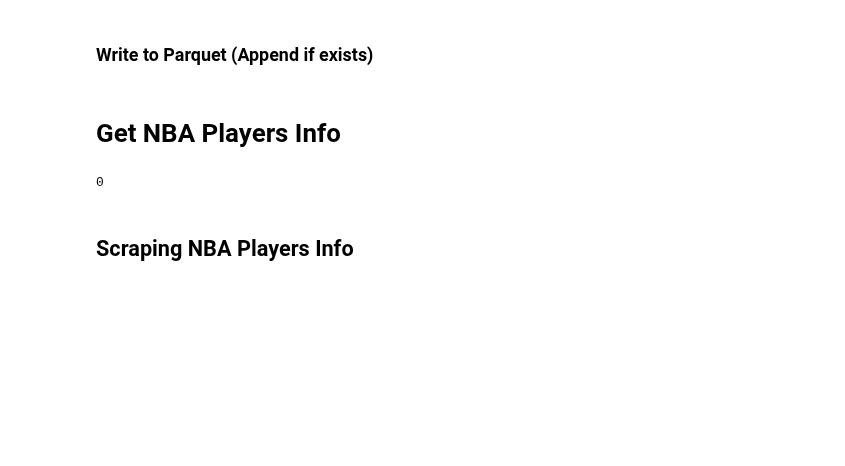
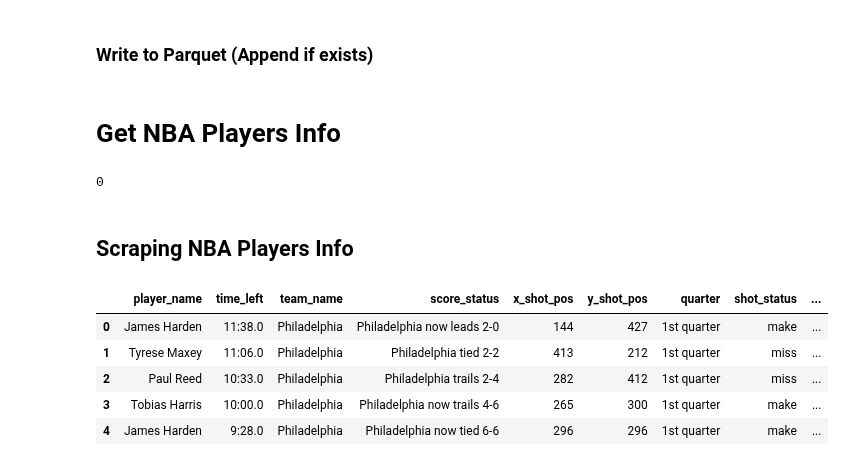
Before and after one commit to dizzydwarfus/Personal_Projects, a Jupyter notebook: nba_airflow/core/nba_api.ipynb, the cells around one changed output. Cells and saved outputs as stored; diff of their text form; code cells hidden in the pictures; blank space fills up the shorter version.

```diff
--- a/nba_airflow/core/nba_api.ipynb
+++ b/nba_airflow/core/nba_api.ipynb
@@ -608,3 +608,16 @@ logging.info(f'Total lag time: {total_lag_time} seconds | {round(total_lag_time
 logging.info(f'Failed letters: {len(failed_letters)} out of {len(all_letters)} letters')
 logging.info(f'Time elapsed: {time.time() - start_time} seconds | {round((time.time() - start_time) / 60, 2)} minutes | {round((time.time() - start_time) / 3600, 2)} hours')
 logging.info(f'Averaged {round((time.time() - start_time) / len(all_letters), 2)} seconds per letter')
+# %%
+# read play_by_play data
+import pandas as pd
+df = pd.read_parquet(r'D:\lianz\Desktop\Python\personal_projects\nba_airflow\data\play_by_play.parquet')
+# %%
+df.head()
+# %% [output]
+|  | player_name | time_left | team_name | score_status | x_shot_pos | y_shot_pos | quarter | shot_status | ... |
+| 0 | James Harden | 11:38.0 | Philadelphia | Philadelphia now leads 2-0 | 144 | 427 | 1st quarter | make | ... |
+| 1 | Tyrese Maxey | 11:06.0 | Philadelphia | Philadelphia tied 2-2 | 413 | 212 | 1st quarter | miss | ... |
+| 2 | Paul Reed | 10:33.0 | Philadelphia | Philadelphia trails 2-4 | 282 | 412 | 1st quarter | miss | ... |
+| 3 | Tobias Harris | 10:00.0 | Philadelphia | Philadelphia now trails 4-6 | 265 | 300 | 1st quarter | make | ... |
+| 4 | James Harden | 9:28.0 | Philadelphia | Philadelphia now tied 6-6 | 296 | 296 | 1st quarter | make | ... |
```
Also changed, not shown: 2 other files.
